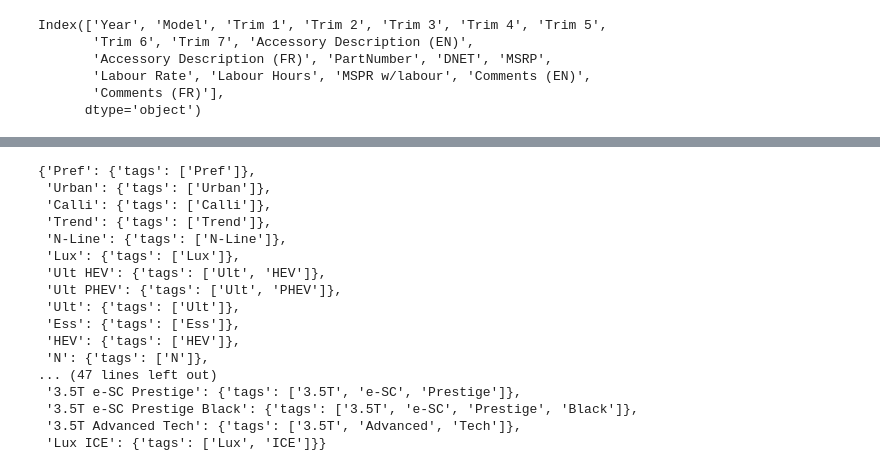
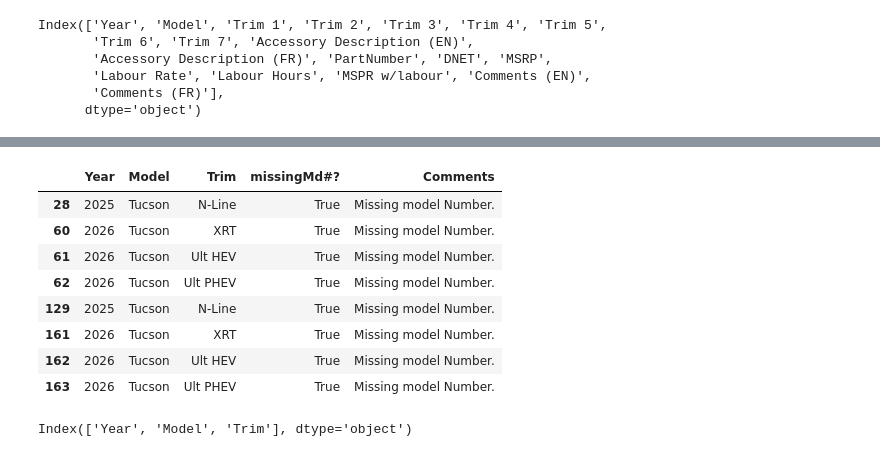
Before and after one commit to MeliPax/OEM_Accessories_v1, a Jupyter notebook: source_code/hyundai_extract_utility.ipynb, the cells around one changed output, grey strips where cells are left out. Saved outputs shown, nothing was run; the diff lists cells and outputs as text; code cells hidden in the pictures.

```diff
--- a/source_code/hyundai_extract_utility.ipynb
+++ b/source_code/hyundai_extract_utility.ipynb
@@ -432 +462,17 @@ all_trim_names= dataset_summary["Trim"].unique().tolist()
+# %%
+missing_date_report[missing_date_report["Model"]=="Tucson"]
+# %% [output]
+|  | Year | Model | Trim | missingMd#? | Comments |
+| 28 | 2025 | Tucson | N-Line | True | Missing model Number. |
+| 60 | 2026 | Tucson | XRT | True | Missing model Number. |
+| 61 | 2026 | Tucson | Ult HEV | True | Missing model Number. |
+| 62 | 2026 | Tucson | Ult PHEV | True | Missing model Number. |
+| 129 | 2025 | Tucson | N-Line | True | Missing model Number. |
+| 161 | 2026 | Tucson | XRT | True | Missing model Number. |
+| 162 | 2026 | Tucson | Ult HEV | True | Missing model Number. |
+| 163 | 2026 | Tucson | Ult PHEV | True | Missing model Number. |
+# %%
+missing_model_num_.columns
+# %% [output]
+Index(['Year', 'Model', 'Trim'], dtype='object')
 # %%
@@ -445,20 +494,0 @@ for item in all_trim_names:
-# %%
-extracted_dict
-# %% [output]
-{'Pref': {'tags': ['Pref']},
- 'Urban': {'tags': ['Urban']},
- 'Calli': {'tags': ['Calli']},
- 'Trend': {'tags': ['Trend']},
- 'N-Line': {'tags': ['N-Line']},
- 'Lux': {'tags': ['Lux']},
- 'Ult HEV': {'tags': ['Ult', 'HEV']},
- 'Ult PHEV': {'tags': ['Ult', 'PHEV']},
- 'Ult': {'tags': ['Ult']},
- 'Ess': {'tags': ['Ess']},
- 'HEV': {'tags': ['HEV']},
- 'N': {'tags': ['N']},
-... (47 lines left out)
- '3.5T e-SC Prestige': {'tags': ['3.5T', 'e-SC', 'Prestige']},
- '3.5T e-SC Prestige Black': {'tags': ['3.5T', 'e-SC', 'Prestige', 'Black']},
- '3.5T Advanced Tech': {'tags': ['3.5T', 'Advanced', 'Tech']},
- 'Lux ICE': {'tags': ['Lux', 'ICE']}}
```
Also changed, not shown: parts of 40 cells of this notebook, 3 other files.
